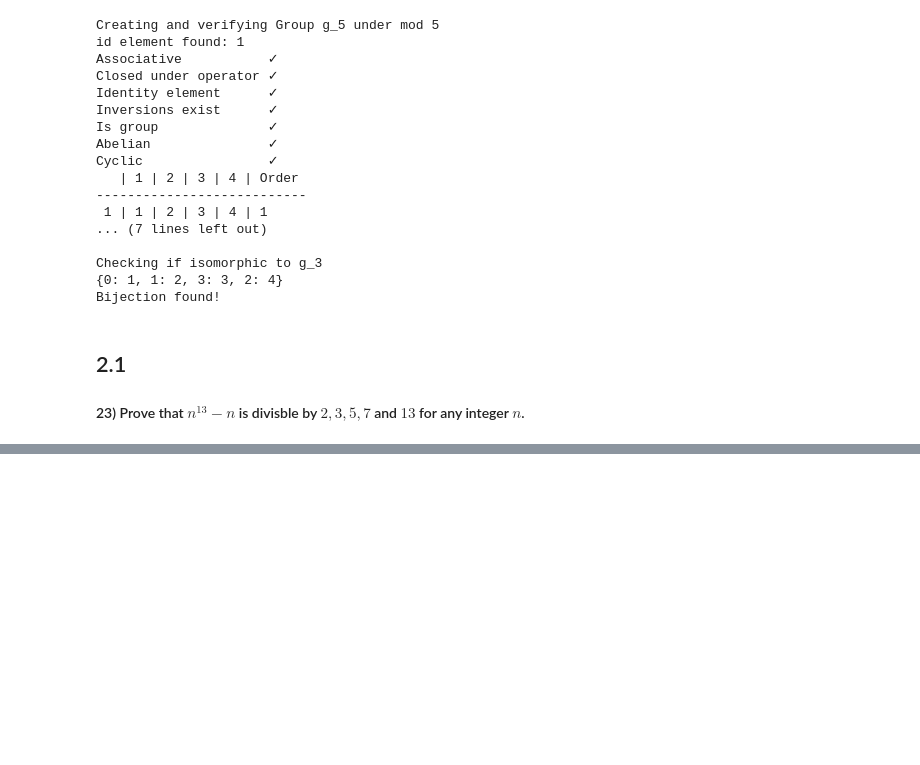
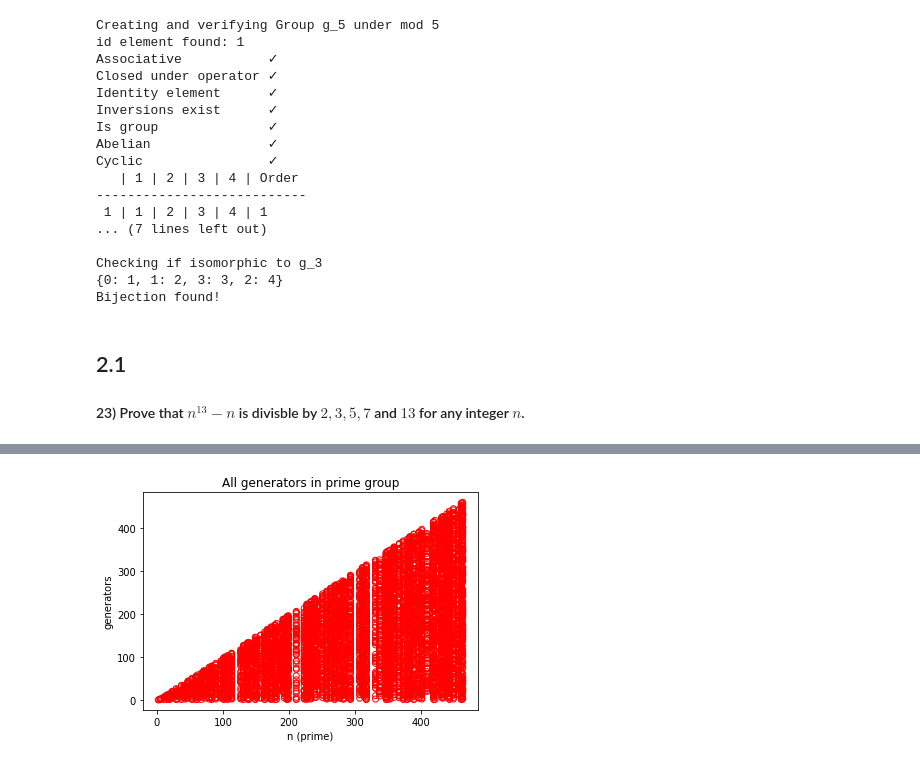
Before and after one commit to gcrois/NumberTheoryHW, a Jupyter notebook: hw3/NumberTheoryHW3.ipynb, the cells around one changed output, grey strips where cells are left out. Drawn from its saved outputs; the diff is of its cells as text; code cells hidden in the pictures; blank space fills up the shorter version.

```diff
--- a/hw3/NumberTheoryHW3.ipynb
+++ b/hw3/NumberTheoryHW3.ipynb
@@ -565,0 +484,17 @@ for i in gen_biject(abby.labels, Z_7.labels):
+# %%
+import matplotlib.pyplot as plt
+
+x, y = [], []
+for i in runtime:
+    for j in range(len(i["generators"])):
+        x += [i["n"]]
+        y += [i["generators"][j]]
+
+fig, ax = plt.subplots()
+ax.scatter(x, y, facecolors='none', edgecolors='r')
+
+ax.set(xlabel='n (prime)', ylabel='generators',
+       title='All generators in prime group')
+plt.savefig('all_gen.png')
+# %% [output]
+[figure, added]
```
Also changed, not shown: parts of 22 cells of this notebook, 2 other files.
